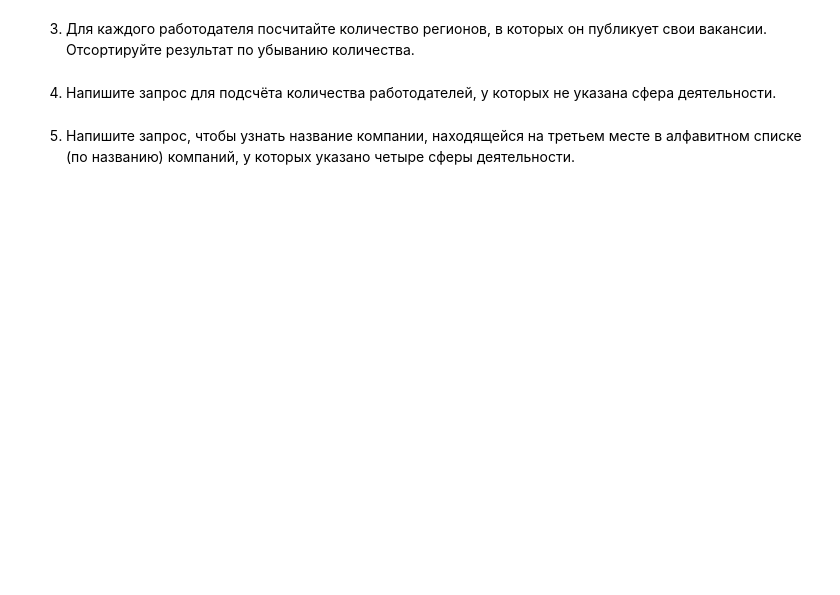
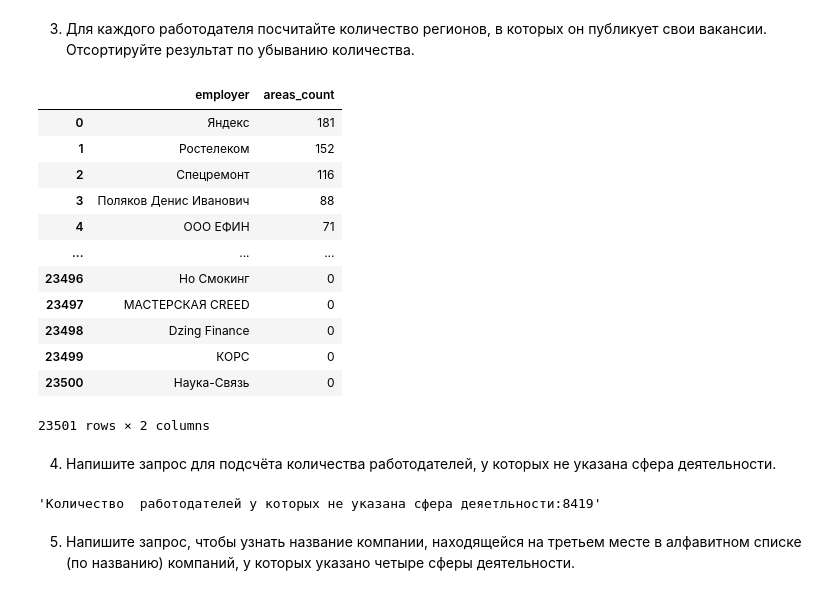
Before and after one commit to AntonYurkovskiy/Project_2_SQL_hh_analiysis, a Jupyter notebook: Project_2_Ноутбук_шаблон.ipynb, the cells around one changed output. Saved outputs shown, nothing was run; the diff lists cells and outputs as text; code cells hidden in the pictures; blank space fills up the shorter version.

```diff
--- a/Project_2_Ноутбук_шаблон.ipynb
+++ b/Project_2_Ноутбук_шаблон.ipynb
@@ -325,8 +333,34 @@ display(df_5_2)
 3. Для каждого работодателя посчитайте количество регионов, в которых он публикует свои вакансии. Отсортируйте результат по убыванию количества.
 # %%
 # текст запроса
+query_5_3 = f'''select
+                    e.name employer,
+                    count(distinct v.area_id) areas_count
+                from  employers e
+                    left join vacancies v on e.id = v.employer_id
+
+                group by e.id
+
+                order by 2 desc
+            '''
 # %%
 # результат запроса
+df_5_3 = pd.read_sql_query(query_5_3, connection)
+display(df_5_3)
+# %% [output]
+|  | employer | areas_count |
+| 0 | Яндекс | 181 |
+| 1 | Ростелеком | 152 |
+| 2 | Спецремонт | 116 |
+| 3 | Поляков Денис Иванович | 88 |
+| 4 | ООО ЕФИН | 71 |
+| ... | ... | ... |
+| 23496 | Но Смокинг | 0 |
+| 23497 | МАСТЕРСКАЯ CREED | 0 |
+| 23498 | Dzing Finance | 0 |
+| 23499 | КОРС | 0 |
+| 23500 | Наука-Связь | 0 |
+23501 rows × 2 columns
 # %% [markdown]
 4. Напишите запрос для подсчёта количества работодателей, у которых не указана сфера деятельности.
 # %%
@@ -334,5 +374,9 @@ display(df_5_2)
 # %%
 # результат запроса
+df_5_4 = pd.read_sql_query(query_5_4, connection)
+display(f'Количество работодателей у которых не указана сфера деятульности:{df_5_4.iloc[0,0]}')
+# %% [output]
+'Количество  работодателей у которых не указана сфера деяетльности:8419'
 # %% [markdown]
 5. Напишите запрос, чтобы узнать название компании, находящейся на третьем месте в алфавитном списке (по названию) компаний, у которых указано четыре сферы деятельности.
 # %%
```
Also changed, not shown: parts of 8 cells of this notebook.
